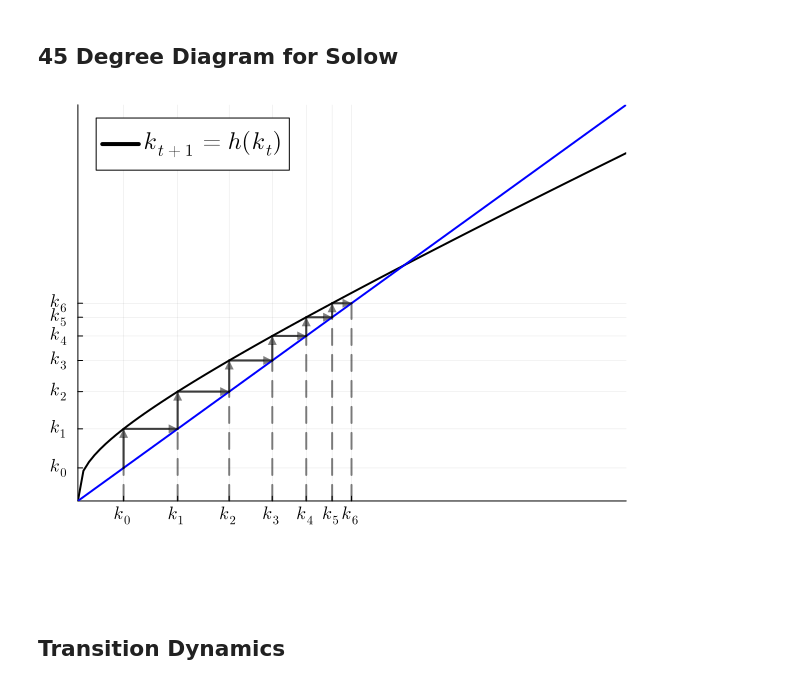
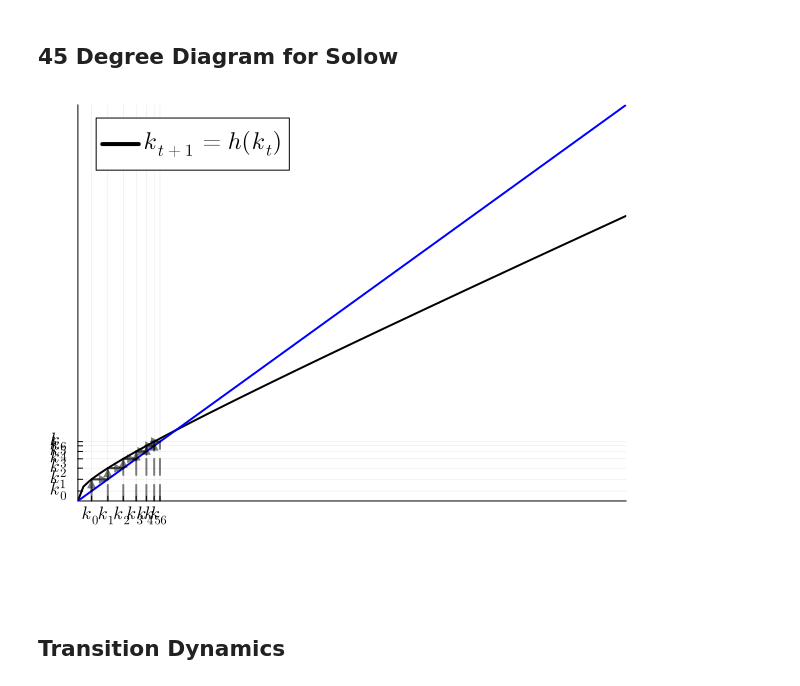
Before and after one commit to talyghert/undergrad_computational_macro_notebooks, a Jupyter notebook: slides/deterministic_dynamics.ipynb, the cells around one changed output. Saved outputs shown, nothing was run; the diff lists cells and outputs as text; code cells hidden in the pictures.

```diff
--- a/slides/deterministic_dynamics.ipynb
+++ b/slides/deterministic_dynamics.ipynb
@@ -457,13 +465,13 @@ h(0.0; p) = 0.0
 ## 45 Degree Diagram for Solow
 # %%
 k_min = 0.0
-k_max = 3.0
+k_max = 10.0
 k_0 = 0.25
 T = 6
 plot45(k -> h(k; p), k_min, k_max, k_0,
        T;label = L"k_{t+1} = h(k_t)")
 # %% [output]
-[figure, old version]
+[figure, new version]
 # %% [markdown]
 ## Transition Dynamics
 # %%
```
Also changed, not shown: parts of 12 cells of this notebook, 1 other file.
